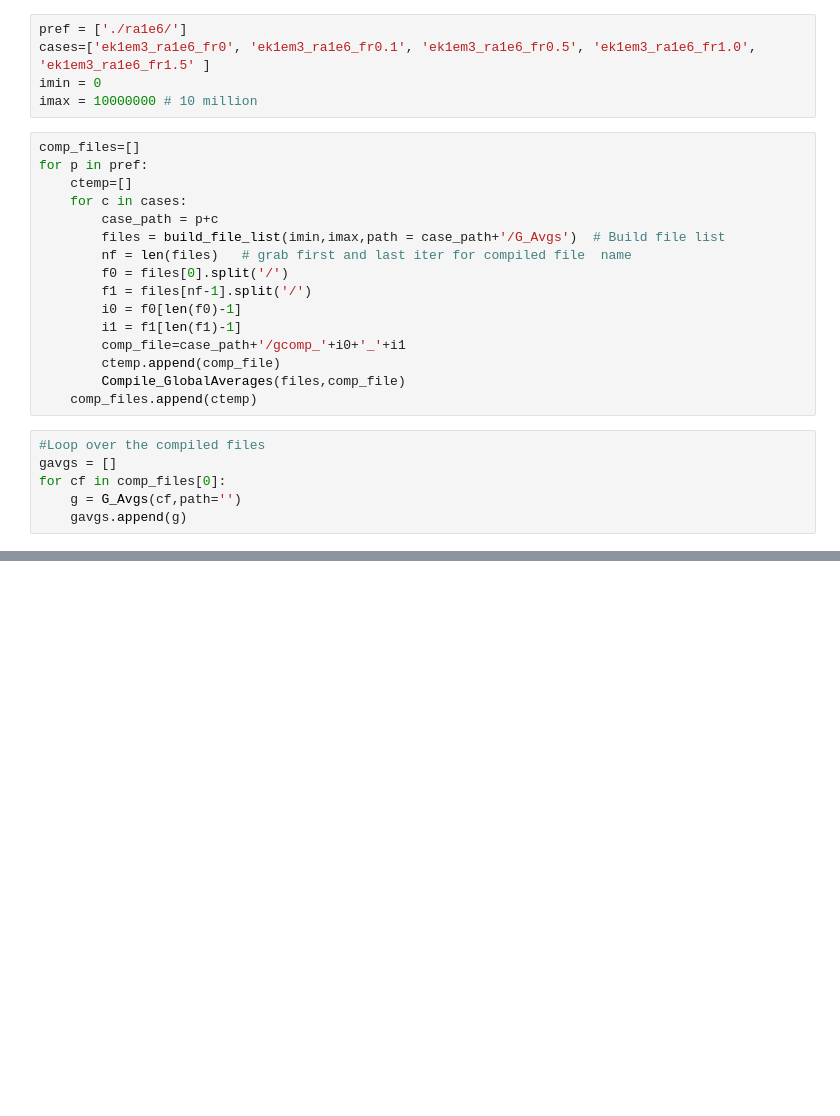
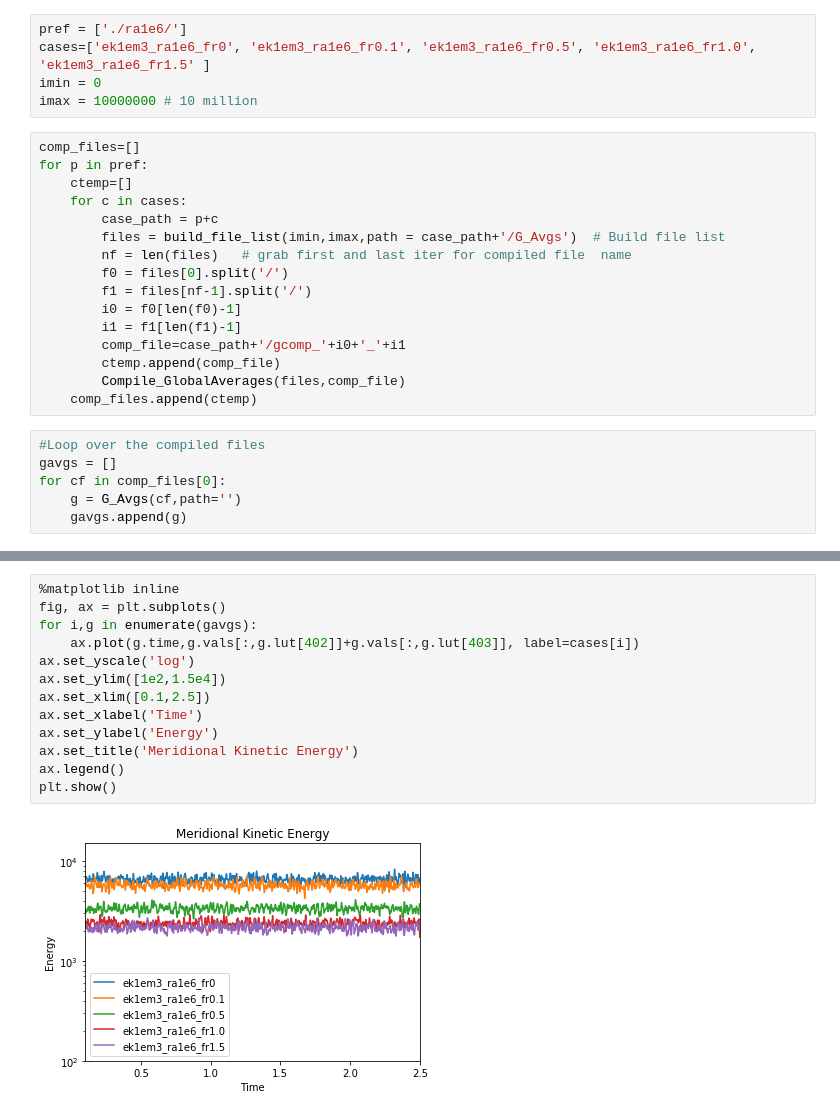
Before and after one commit to feathern/rayleigh_scripts, a Jupyter notebook: survey_ke.ipynb, the cells around one changed output, grey strips where cells are left out. Cells and saved outputs as stored; diff of their text form; blank space fills up the shorter version.

Commit message:
Updated ke survey to include phi and meridional KE breakdown

```diff
--- a/survey_ke.ipynb
+++ b/survey_ke.ipynb
@@ -43,0 +47,15 @@ plt.show()
+# %%
+%matplotlib inline
+fig, ax = plt.subplots()
+for i,g in enumerate(gavgs):
+    ax.plot(g.time,g.vals[:,g.lut[402]]+g.vals[:,g.lut[403]], label=cases[i])
+ax.set_yscale('log')
+ax.set_ylim([1e2,1.5e4])
+ax.set_xlim([0.1,2.5])
+ax.set_xlabel('Time')
+ax.set_ylabel('Energy')
+ax.set_title('Meridional Kinetic Energy')
+ax.legend()
+plt.show()
+# %% [output]
+[figure, added]
```
Also changed, not shown: parts of 2 cells of this notebook.
